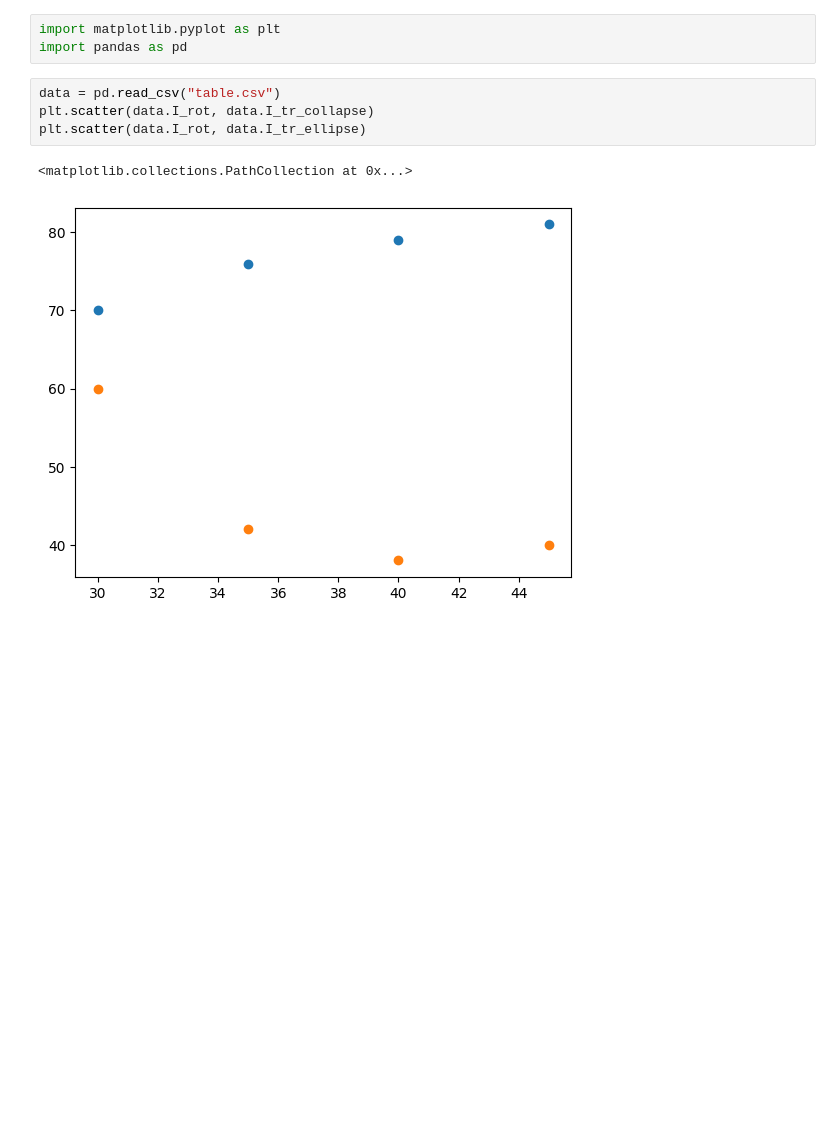
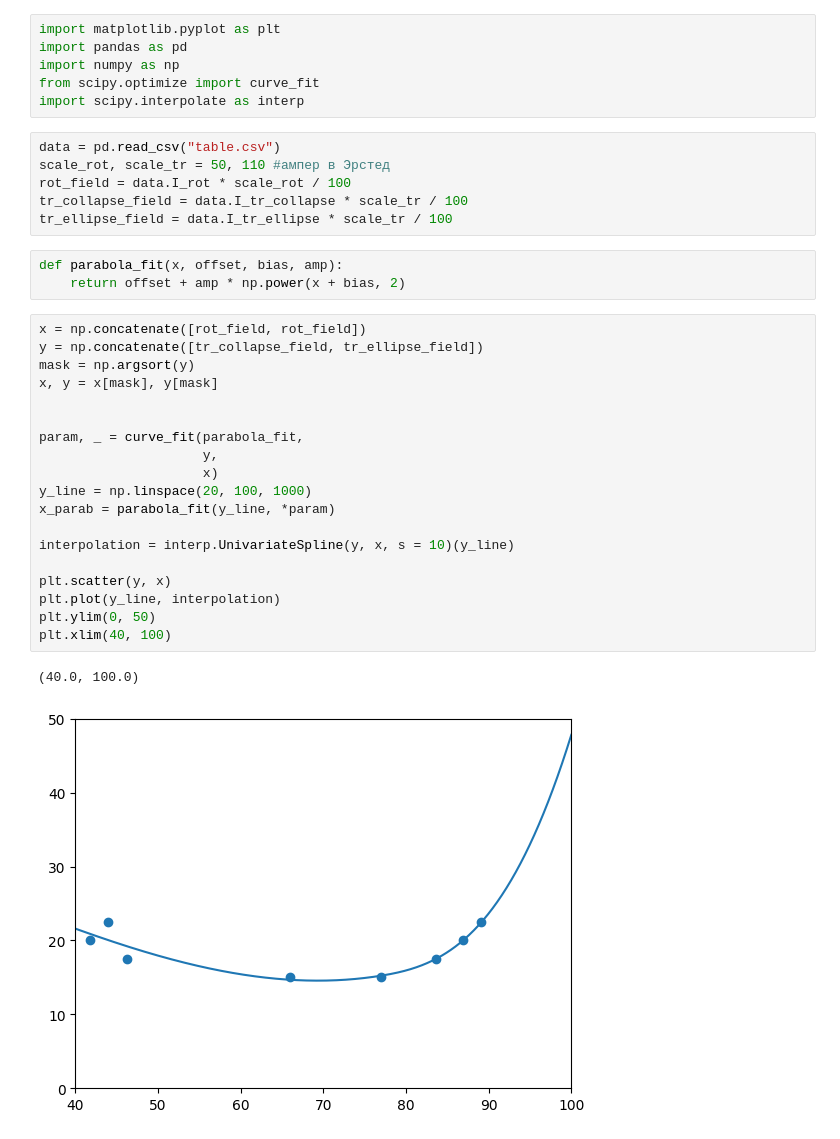
Before and after one commit to ShmakovVladimir/Labs, a Jupyter notebook: Твердотельная Электроника/Исследование работы сдвигового регистра на цилиндрических магнитных центрах/main.ipynb, the cells around one changed output. Drawn from its saved outputs; the diff is of its cells as text; blank space fills up the shorter version.

```diff
--- a/Твердотельная Электроника/Исследование работы сдвигового регистра на цилиндрических магнитных центрах/main.ipynb
+++ b/Твердотельная Электроника/Исследование работы сдвигового регистра на цилиндрических магнитных центрах/main.ipynb
@@ -1,10 +1,37 @@
 # %%
 import matplotlib.pyplot as plt
 import pandas as pd
+import numpy as np
+from scipy.optimize import curve_fit
+import scipy.interpolate as interp
 # %%
 data = pd.read_csv("table.csv")
-plt.scatter(data.I_rot, data.I_tr_collapse)
-plt.scatter(data.I_rot, data.I_tr_ellipse)
+scale_rot, scale_tr = 50, 110 #ампер в Эрстед
+rot_field = data.I_rot * scale_rot / 100
+tr_collapse_field = data.I_tr_collapse * scale_tr / 100
+tr_ellipse_field = data.I_tr_ellipse * scale_tr / 100
-# %% [output]
-<matplotlib.collections.PathCollection at 0x...>
-[figure, removed]
+# %%
+def parabola_fit(x, offset, bias, amp):
+    return offset + amp * np.power(x + bias, 2)
+# %%
+x = np.concatenate([rot_field, rot_field])
+y = np.concatenate([tr_collapse_field, tr_ellipse_field])
+mask = np.argsort(y)
+x, y = x[mask], y[mask]
+
+
+param, _ = curve_fit(parabola_fit,
+                     y,
+                     x)
+y_line = np.linspace(20, 100, 1000)
+x_parab = parabola_fit(y_line, *param)
+
+interpolation = interp.UnivariateSpline(y, x, s = 10)(y_line)
+
+plt.scatter(y, x)
+plt.plot(y_line, interpolation)
+plt.ylim(0, 50)
+plt.xlim(40, 100)
+# %% [output]
+(40.0, 100.0)
+[figure, added]
```
Also changed, not shown: parts of 1 cell of this notebook, 9 other files.
